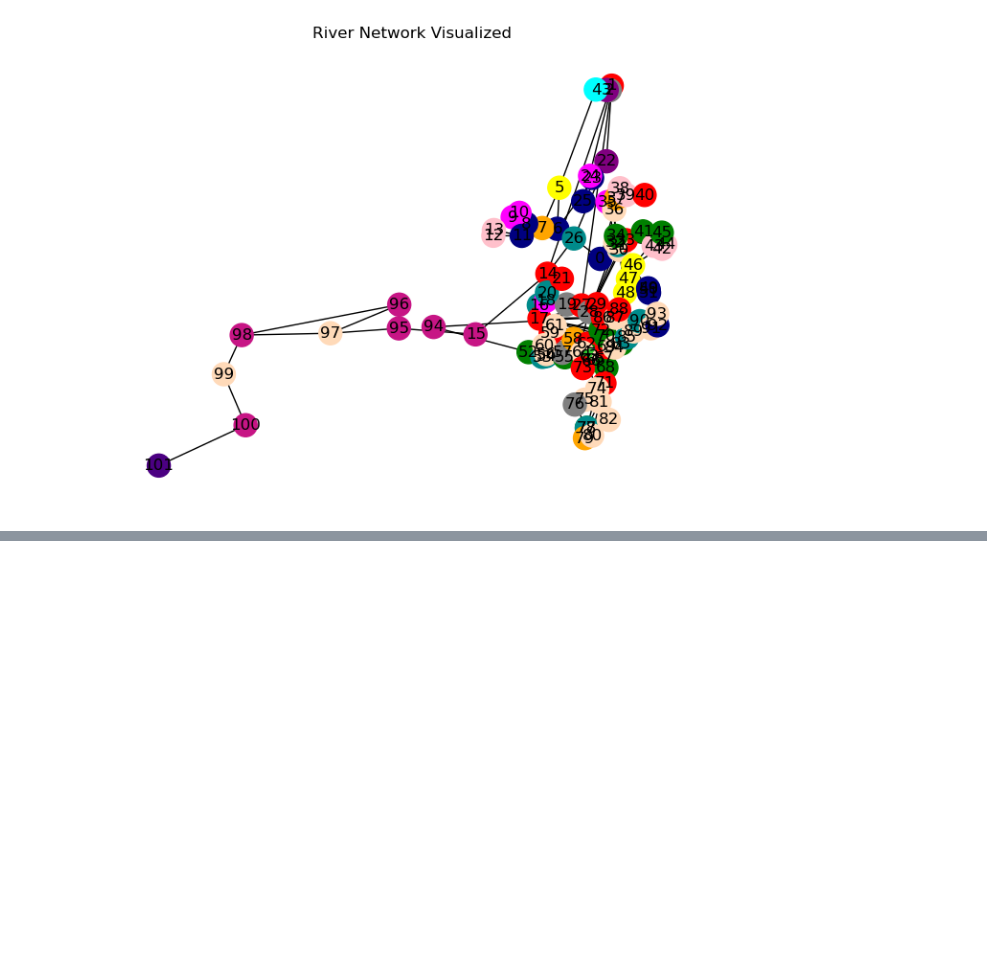
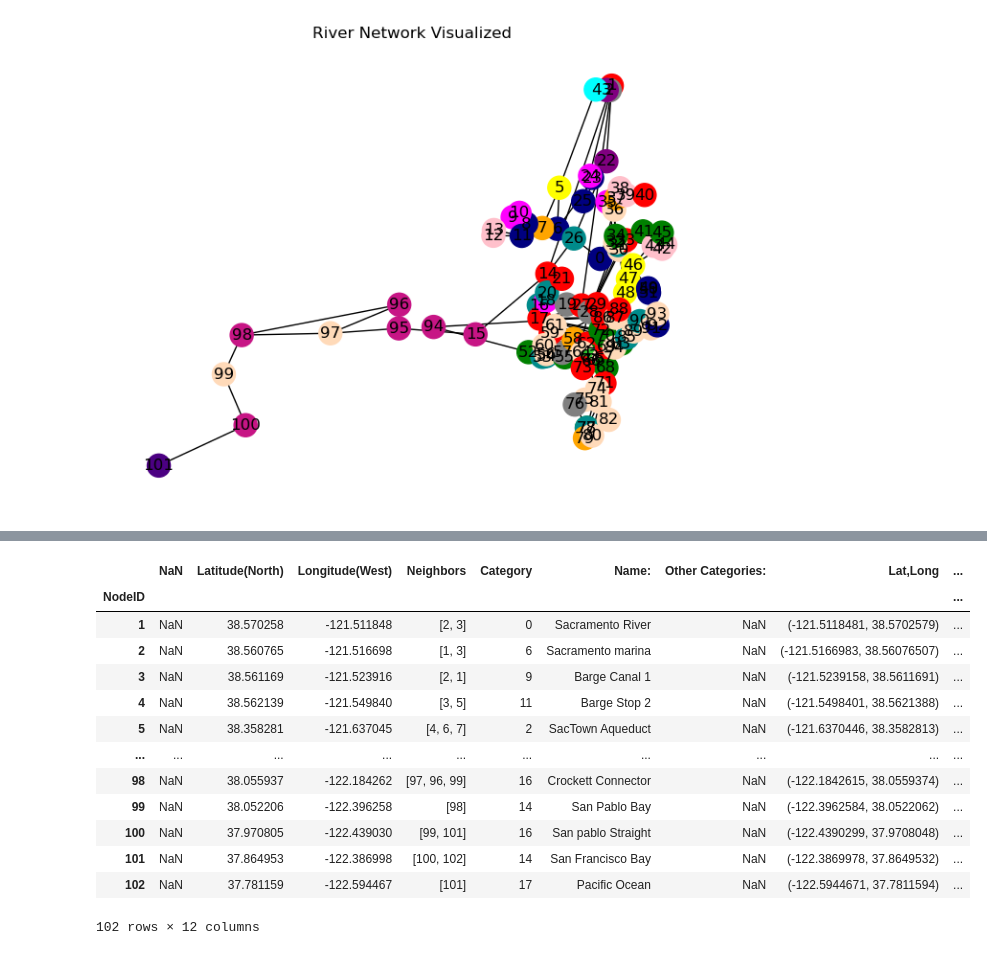
Before and after one commit to tcmarino8/This-Class-a-Treat, a Jupyter notebook: ASSIGNMENT_4.ipynb, the cells around one changed output, grey strips where cells are left out. Drawn from its saved outputs; the diff is of its cells as text; code cells hidden in the pictures; blank space fills up the shorter version.

```diff
--- a/ASSIGNMENT_4.ipynb
+++ b/ASSIGNMENT_4.ipynb
@@ -84,0 +168,8 @@ Text(0.5, 1.0, 'River Network Visualized')
+# %%
+### Start looking at betweenness of our river network
+
+betweenness = nx.centrality.betweenness_centrality(River_System)
+River_df['betweenness'] = betweenness.values()
+max_between = max(betweenness.values())
+print('The node with the max betweenness is shown below')
+River_df[River_df['betweenness'] == max_between]
@@ -84,0 +181,33 @@ Text(0.5, 1.0, 'River Network Visualized')
+# %%
+###Degree centrality analysis
+degree_centrality = nx.degree_centrality(River_System)
+plt.figure(2, figsize=(7,7))
+coord = nx.spring_layout(River_System)
+nx.draw(River_System, nodelist=degree_centrality.keys(), node_size = [d*700 for d in degree_centrality.values()],
+        node_color = degree_centrality.values(), font_size = 8, cmap=plt.cm.Reds)
+# %%
+closeness_centrality = nx.closeness_centrality(River_System)
+plt.figure(1, figsize=(7,7))
+coord = nx.spring_layout(River_System)
+nx.draw(River_System, nodelist=closeness_centrality.keys(), node_size = [d*700 for d in closeness_centrality.values()],
+        node_color = closeness_centrality.values(), font_size = 8, cmap=plt.cm.Reds)
+# %%
+River_df['Degree Cent'] = degree_centrality.values()
+River_df['closeness_centrality'] = closeness_centrality.values()
+# %%
+River_df
+# %% [output]
+|  | NaN | Latitude(North) | Longitude(West) | Neighbors | Category | Name: | Other Categories: | Lat,Long | ... |
+| NodeID |  |  |  |  |  |  |  |  | ... |
+| 1 | NaN | 38.570258 | -121.511848 | [2, 3] | 0 | Sacramento River | NaN | (-121.5118481, 38.5702579) | ... |
+| 2 | NaN | 38.560765 | -121.516698 | [1, 3] | 6 | Sacramento marina | NaN | (-121.5166983, 38.56076507) | ... |
+| 3 | NaN | 38.561169 | -121.523916 | [2, 1] | 9 | Barge Canal 1 | NaN | (-121.5239158, 38.5611691) | ... |
+| 4 | NaN | 38.562139 | -121.549840 | [3, 5] | 11 | Barge Stop 2 | NaN | (-121.5498401, 38.5621388) | ... |
+| 5 | NaN | 38.358281 | -121.637045 | [4, 6, 7] | 2 | SacTown Aqueduct | NaN | (-121.6370446, 38.3582813) | ... |
+| ... | ... | ... | ... | ... | ... | ... | ... | ... | ... |
+| 98 | NaN | 38.055937 | -122.184262 | [97, 96, 99] | 16 | Crockett Connector | NaN | (-122.1842615, 38.0559374) | ... |
+| 99 | NaN | 38.052206 | -122.396258 | [98] | 14 | San Pablo Bay | NaN | (-122.3962584, 38.0522062) | ... |
+| 100 | NaN | 37.970805 | -122.439030 | [99, 101] | 16 | San pablo Straight | NaN | (-122.4390299, 37.9708048) | ... |
+| 101 | NaN | 37.864953 | -122.386998 | [100, 102] | 14 | San Francisco Bay | NaN | (-122.3869978, 37.8649532) | ... |
+| 102 | NaN | 37.781159 | -122.594467 | [101] | 17 | Pacific Ocean | NaN | (-122.5944671, 37.7811594) | ... |
+102 rows × 12 columns
```
Also changed, not shown: parts of 17 cells of this notebook.
